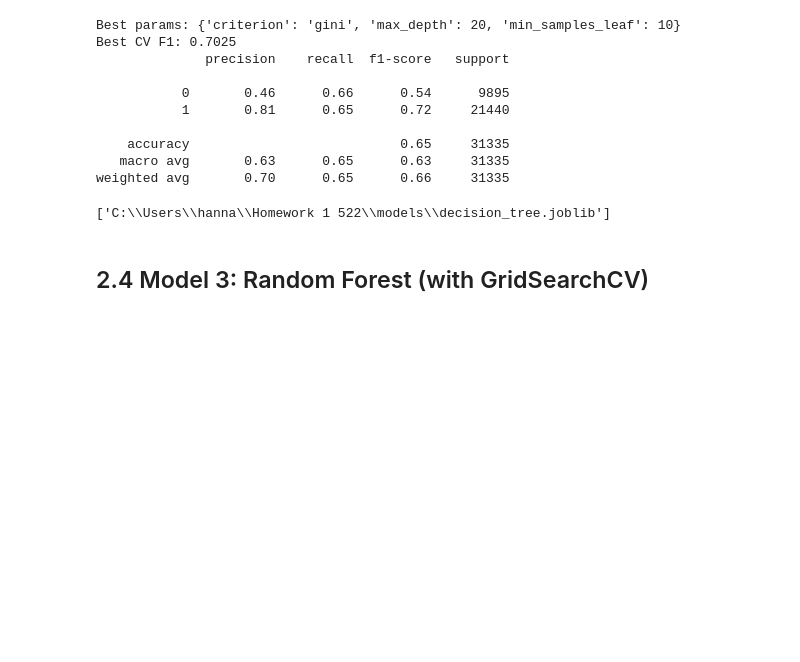
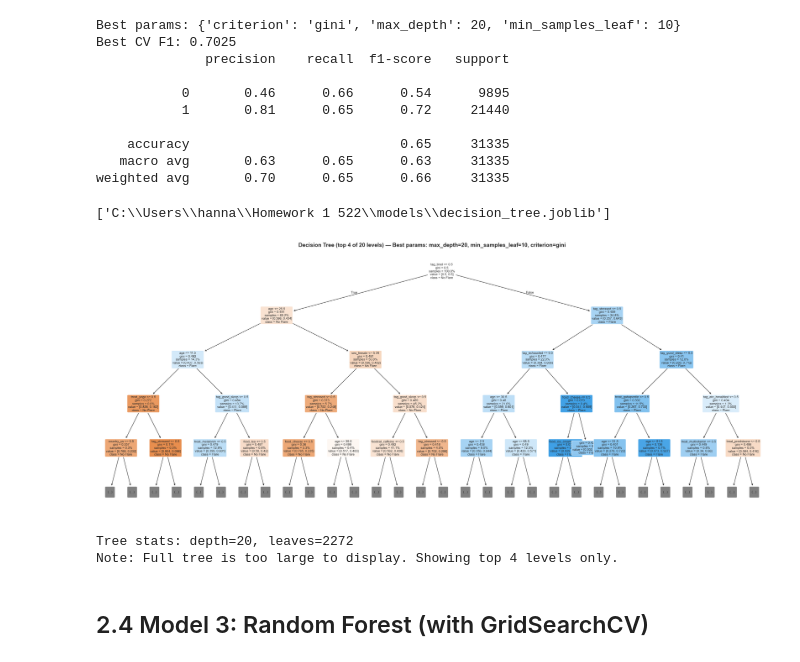
Before and after one commit to hannypoo/msis522-hw1, a Jupyter notebook: notebooks/hw1_analysis.ipynb, the cells around one changed output. Drawn from its saved outputs; the diff is of its cells as text; code cells hidden in the pictures; blank space fills up the shorter version.

```diff
--- a/notebooks/hw1_analysis.ipynb
+++ b/notebooks/hw1_analysis.ipynb
@@ -829,6 +829,29 @@ Best CV F1: 0.7025
    macro avg       0.63      0.65      0.63     31335
 weighted avg       0.70      0.65      0.66     31335
 ['C:\\Users\\hanna\\Homework 1 522\\models\\decision_tree.joblib']
+# %%
+# Visualize the best Decision Tree (top 4 levels — full tree is depth 20 with 2,272 leaves)
+from sklearn.tree import plot_tree
+
+fig, ax = plt.subplots(figsize=(24, 10))
+plot_tree(dt_best, max_depth=4, filled=True, rounded=True,
+          feature_names=feature_cols, class_names=['No Flare', 'Flare'],
+          fontsize=8, ax=ax, proportion=True)
+ax.set_title(f'Decision Tree (top 4 of {dt_best.get_depth()} levels) — '
+             f'Best params: max_depth={dt_best.max_depth}, '
+             f'min_samples_leaf={dt_best.min_samples_leaf}, '
+             f'criterion={dt_best.criterion}',
+             fontsize=14, fontweight='bold')
+plt.tight_layout()
+plt.savefig(FIGURES_DIR / 'decision_tree_viz.png', dpi=150, bbox_inches='tight')
+plt.show()
+
+print(f'\nTree stats: depth={dt_best.get_depth()}, leaves={dt_best.get_n_leaves()}')
+print(f'Note: Full tree is too large to display. Showing top 4 levels only.')
+# %% [output]
+[figure, added]
+Tree stats: depth=20, leaves=2272
+Note: Full tree is too large to display. Showing top 4 levels only.
 # %% [markdown]
 ## 2.4 Model 3: Random Forest (with GridSearchCV)
 # %%
```
Also changed, not shown: parts of 1 cell of this notebook, 2 other files.
